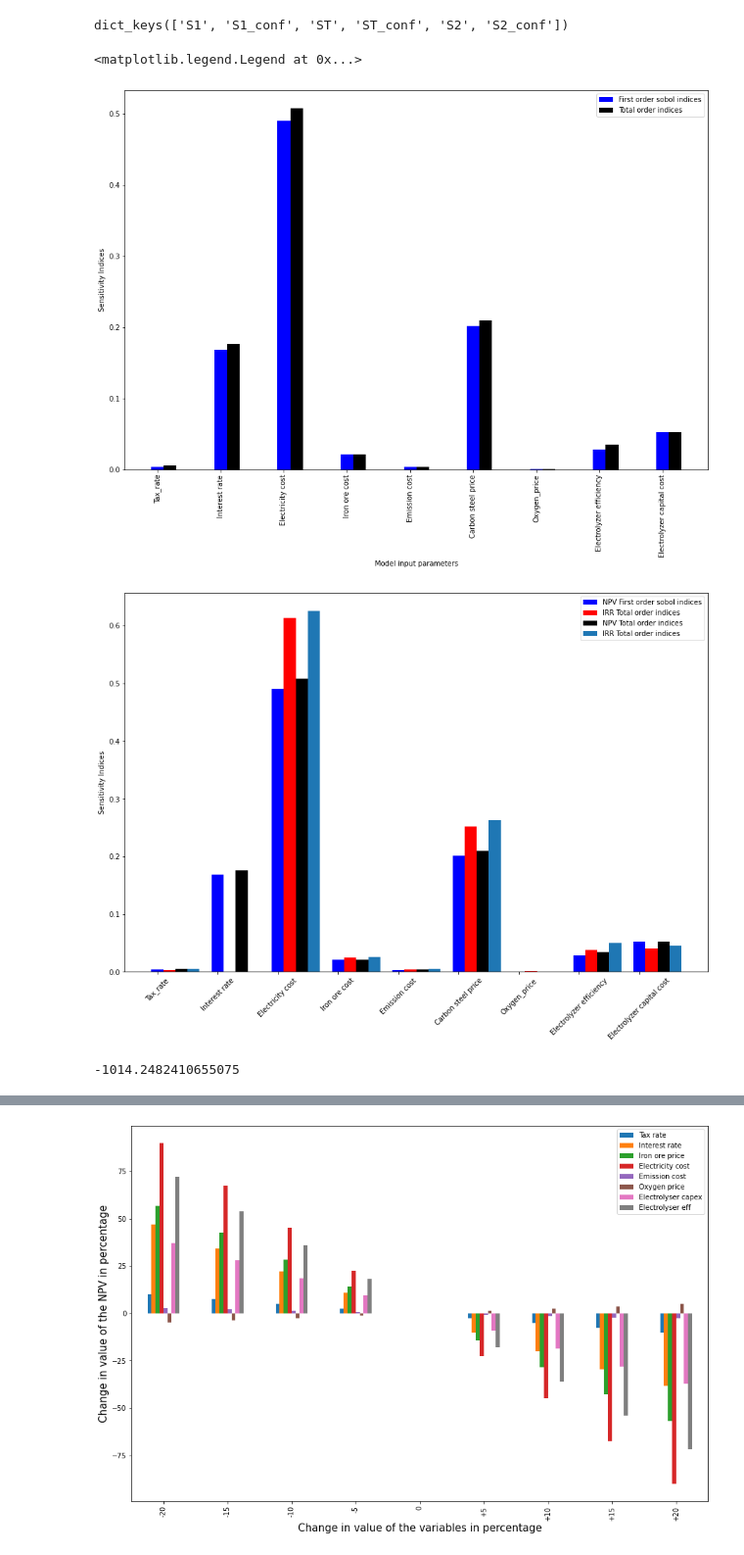
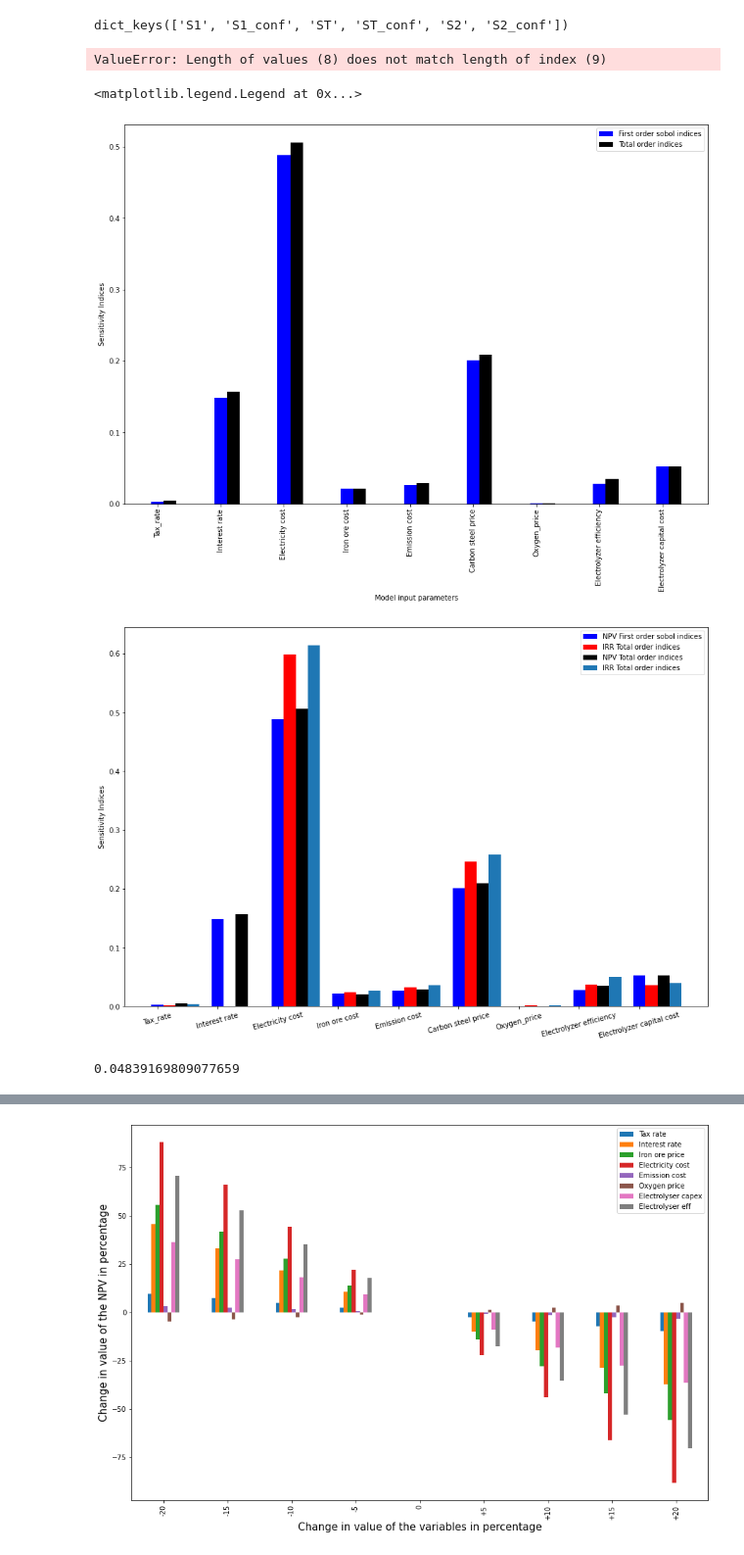
Before and after one commit to abhinavbhaskar/HDRI-EAF-Technoeconomic-model, a Jupyter notebook: HDRI_EAF_uncertainity_analysis_SALIB_29_11.ipynb, the cells around one changed output, grey strips where cells are left out. Shown at 98% size. Drawn from its saved outputs; the diff is of its cells as text; code cells hidden in the pictures.

```diff
--- a/HDRI_EAF_uncertainity_analysis_SALIB_29_11.ipynb
+++ b/HDRI_EAF_uncertainity_analysis_SALIB_29_11.ipynb
@@ -990,7 +1071,7 @@ def capitalcost_el(el_spec,h2_investment_2020,lang_factor):
      #To account for the balance of plant equipment like the condenser, heat exchangers, heaters etc.
      # Million USD
 
-    total_capital_cost=((electrolyser_cost)+EAF_total_cost+DRI_total_cost)*lang_factor
+    total_capital_cost=(electrolyser_cost+(EAF_total_cost+DRI_total_cost))*lang_factor
     ## Emission cost
 
 
@@ -1139,8 +1246,8 @@ def electrolyser_npv(tax_rate,interest_rate,electricity_cost,
     el_capacity_mwel=h2_capacity_MW/ electrolyser_efficiency
 
     #print(h2_capacity_MW)
-    """# Capital investment values taken from Hydrogen generation in Europe: Overview of key costs and benefits
-    July 2020"""
+    """"""# Capital investment values taken from Hydrogen generation in Europe: Overview of key costs and benefits
+    #July 2020""""""
     stack_lifetime=90000 # hours
     stack_replacement_year=stack_lifetime/operating_hours
     stack_replacement_number=1
@@ -1158,7 +1265,7 @@ def electrolyser_npv(tax_rate,interest_rate,electricity_cost,
     h2_investment_2030=0.45
     #0.6 represents 60 % of the stack needs to be replaced after lifetime
     replacement_cost=electrolyser_cost*0.6*h2_investment_2030*np.round(stack_replacement_number)
-    total_electrolyser_cost=(electrolyser_cost+replacement_cost)
+    """total_electrolyser_cost=(electrolyser_cost+replacement_cost)
     #### Economic parameters that could be included in the article
     EAF_cost_per_ton_yr=140
     # The value includes installation costs
@@ -1176,18 +1283,19 @@ def electrolyser_npv(tax_rate,interest_rate,electricity_cost,
     DRI_total_cost=(DRI_cost_per_ton_yr*steel_prod_yr)/10**6
     #### Pressure swing adsorber
      #To account for the balance of plant equipment like the condenser, heat exchangers, heaters etc.
-     # Million USD
+     # Million USD """
 
-    total_capital_cost=((electrolyser_cost)+EAF_total_cost+DRI_total_cost)*lang_factor
+
+
+    total_capital_cost=(capitalcost_el(el_spec,h2_investment_2020,lang_factor))
     ## Emission cost
 
-
+    # The steel plant does not need to pay for the emissions from the grid.
     EAF_co2=0.050 #ton/tls from exhaust gases
     cao_emissions=0.056 #tco2/tls calcination of caco3
     co2_eaf_electrode=0.0070 #tco2/tls use of electrodes
     pellet_production=0.12#tco2/tls # upstream emissions from pellet production
     total_emission=((EAF_co2)+(EL_total_MWh*emission_factor)) #tco2/tls
-    # The steel plant does not need to pay for the emissions from the grid.
     total_emission_cost=(((EAF_co2+cao_emissions+co2_eaf_electrode+pellet_production)*emission_cost*steel_prod_yr)/10**6)
     #Emission cost
 
@@ -1254,10 +1362,9 @@ def electrolyser_npv(tax_rate,interest_rate,electricity_cost,
 
 
 
-        tax_cost=[(total_revenue[i]-(capital_cost_yr[i]+operational_cost[i]+
-                                labour_cost[i]+maintenance_cost[i]
-                                +emission_cost[i]
-                    +depreciation_cost[i]))*tax_rate  for i in range(len(operational_cost))]
+        tax_cost=[(total_revenue[i]-(capital_cost_yr[i]+operational_cost[i]+labour_cost[i]+maintenance_cost[i]
+                                +emission_cost[i]+depreciation_cost[i]))*tax_rate
+                  for i in range(len(operational_cost))]
 
         tax_cost[0]=0
         tax_cost[1]=0
@@ -1290,7 +1397,7 @@ problem = {
   [0.06,0.12],
   [20,60],
   [75,95],
-  [40,100],
+  [40,200],
   [600,700],
   [20,40],
   [40,55],
@@ -1318,3 +1422,18 @@ S2_conf=Si['S2_conf']
+# %%
+s2=Si['S2']
+S2_conf=Si['S2_conf']
+
+df_second_sobol=pd.DataFrame(s2)
+df_second_sobol['Parameters']=['Tax_rate', 'Interest rate', 'Electricity cost','Iron ore cost',
+            'Emission cost','Carbon steel price','Carbon price',
+                          'NG price']
+df_second_sobol.columns=['Tax_rate', 'Interest rate', 'Electricity cost','Iron ore cost',
+            'Emission cost','Carbon steel price','Carbon price',
+                          'NG price','Parameters']
+
+df_second_sobol
+# %% [output]
+ValueError: Length of values (8) does not match length of index (9)
 # %%
 sensitivity_results=Si
 del sensitivity_results['S2_conf']
@@ -1339,7 +1458,7 @@ plt.xlabel('Model input parameters')
 plt.legend(loc='best')
 # %% [output]
 <matplotlib.legend.Legend at 0x...>
-[figure, old version]
+[figure, new version]
 # %%
 
 df_second_sobol=pd.DataFrame(s2)
@@ -1374,21 +1493,21 @@ df_results_irr['Parameters']=['Tax_rate', 'Interest rate', 'Electricity cost','I
 # %%
 #df_results.plot.bar(x='Parameters',y=['S1', 'ST'],figsize=(15,15))
 fig=plt.subplots(figsize=(15,10))
 Labels=df_results_irr['Parameters']
 y_pos=np.arange(len(Labels))
 #y_pos=df_results_irr['Parameters']
 plt.bar(y_pos + 0,df_results['S1'],width=0.2,color='blue',label='NPV First order sobol indices',alpha=1)
 plt.bar(y_pos + 0.2,df_results_irr['S1'],width=0.2,color='red',label='IRR Total order indices',alpha=1)
 plt.bar(y_pos + 0.4,df_results['ST'],width=0.2,color='black',label='NPV Total order indices',alpha=1)
 plt.bar(y_pos + 0.6,df_results_irr['ST'],width=0.2,label='IRR Total order indices',alpha=1)
-plt.xticks(y_pos, Labels,rotation=45)
+plt.xticks(y_pos, Labels,rotation=15)
 plt.ylabel('Sensitivity Indices')
 #plt.xlabel('Model input parameters')
 plt.legend(loc='best')
 
 plt.savefig('Global_sensitivity_hdri_elec.pdf',dpi=1200)
 # %% [output]
-[figure, old version]
+[figure, new version]
 # %%
 ###Local sensitivity analysis
 
@@ -1417,9 +1535,9 @@ baseline=[tax_rate,interest_rate, electricity_cost,iron_ore_cost,
                          h2_investment_2020]
 baseline_npv=electrolyser_npv(*baseline)[0]
 baseline_irr=electrolyser_npv(*baseline)[1]
-baseline_npv
+baseline_irr
 # %% [output]
--1014.2482410655075
+0.04839169809077659
 # %%
 variation=np.arange(-20,21,5)
 
```
Also changed, not shown: parts of 21 cells of this notebook, 9 other files.
